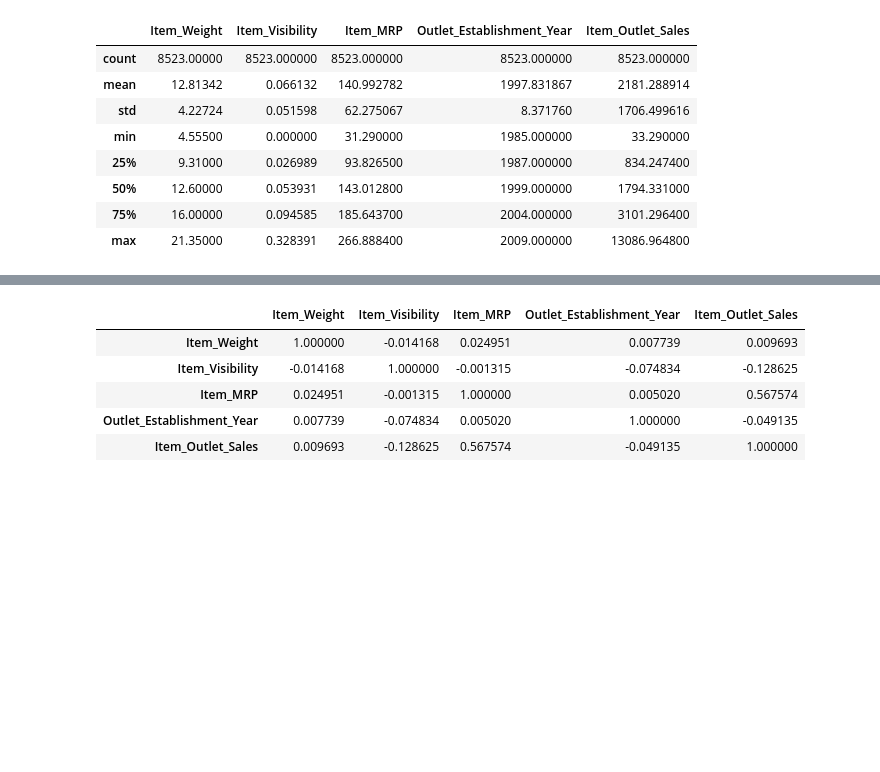
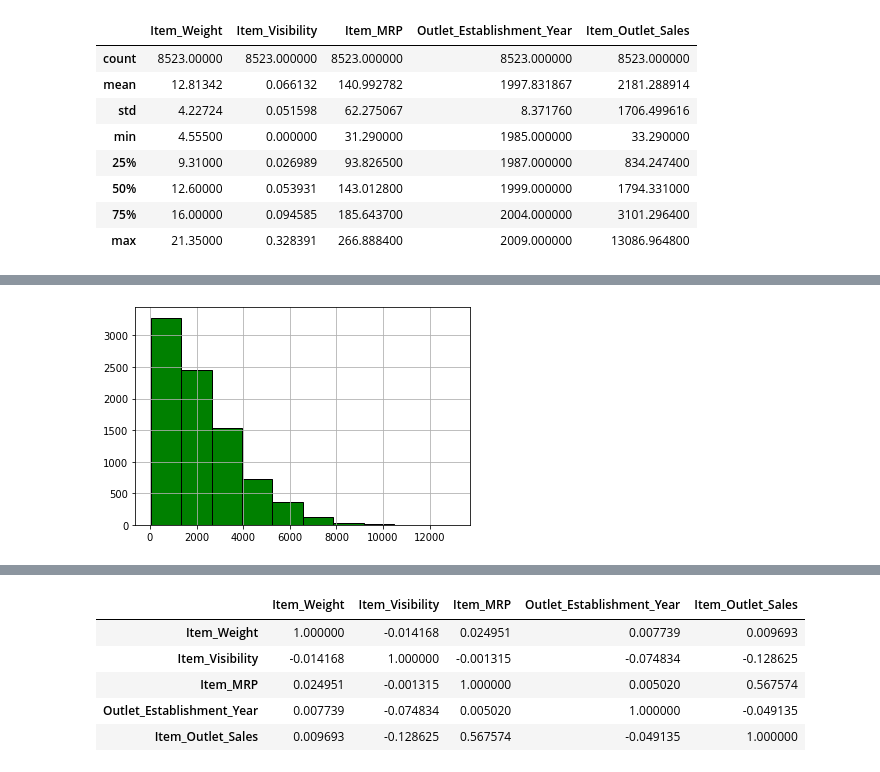
Before and after one commit to raquelkimberly/predicciones-de-ventas-alimenticias, a Jupyter notebook: Prediccion_de_ventas.ipynb, the cells around one changed output, grey strips where cells are left out. Saved outputs shown, nothing was run; the diff lists cells and outputs as text; code cells hidden in the pictures; blank space fills up the shorter version.

```diff
--- a/Prediccion_de_ventas.ipynb
+++ b/Prediccion_de_ventas.ipynb
@@ -188,0 +185,5 @@ df['Item_Outlet_Sales'].hist()
+# %%
+df['Item_Outlet_Sales'].hist(color='green',edgecolor='black')
+plt.ticklabel_format(useOffset=False, style='plain')
+# %% [output]
+[figure, added]
```
Also changed, not shown: parts of 11 cells of this notebook.
